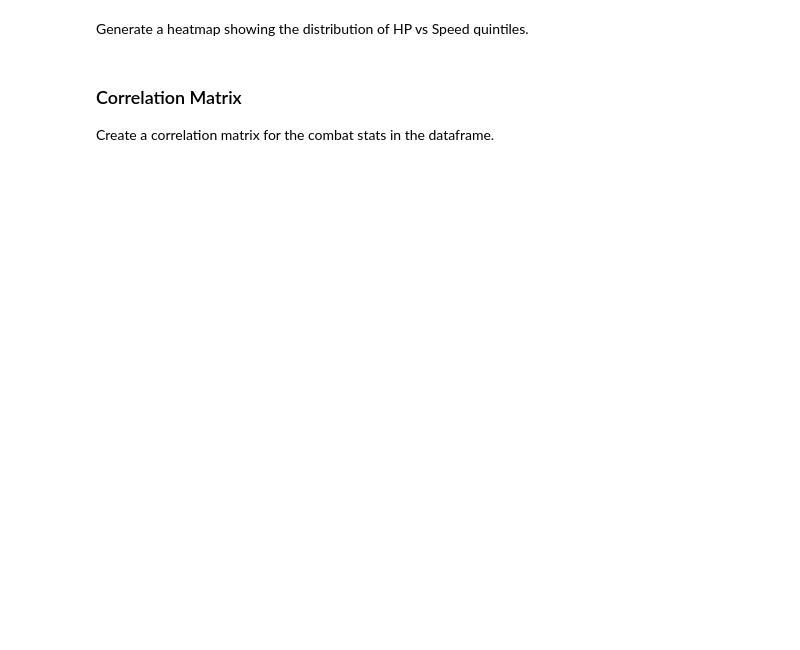
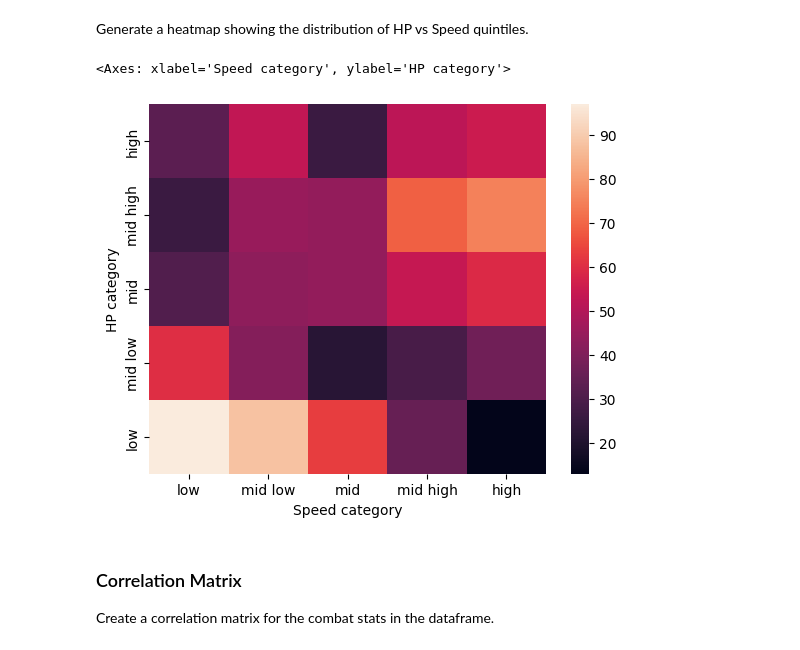
Before and after one commit to MariaKAP1/pandas_heatmaps, a Jupyter notebook: heatmaps.ipynb, the cells around one changed output. Cells and saved outputs as stored; diff of their text form; code cells hidden in the pictures; blank space fills up the shorter version.

```diff
--- a/heatmaps.ipynb
+++ b/heatmaps.ipynb
@@ -68,2 +184,5 @@ Create a pivot table called `type_distribution` that shows the number of Pokemon
 # %% [markdown]
 Create a pivot table called `hp_speed_distribution` that shows the number of Pokemon having each combination of HP and Speed quintile. *e.g.* 'low' HP and 'low' Speed
+# %%
+hp_speed_distribution = pd.pivot_table(pokedex, index = 'HP category', columns= 'Speed category', values = 'Total', aggfunc= 'count').sort_index(ascending= False)
+hp_speed_distribution
@@ -76,5 +208,10 @@ Generate a heatmap showing the number of Pokemon with each type combination.
 # %% [markdown]
 Generate a heatmap showing the distribution of HP vs Speed quintiles.
+# %%
+sns.heatmap(hp_speed_distribution)
+# %% [output]
+<Axes: xlabel='Speed category', ylabel='HP category'>
+[figure, added]
 # %% [markdown]
 ### Correlation Matrix
 
```
Also changed, not shown: parts of 12 cells of this notebook.
